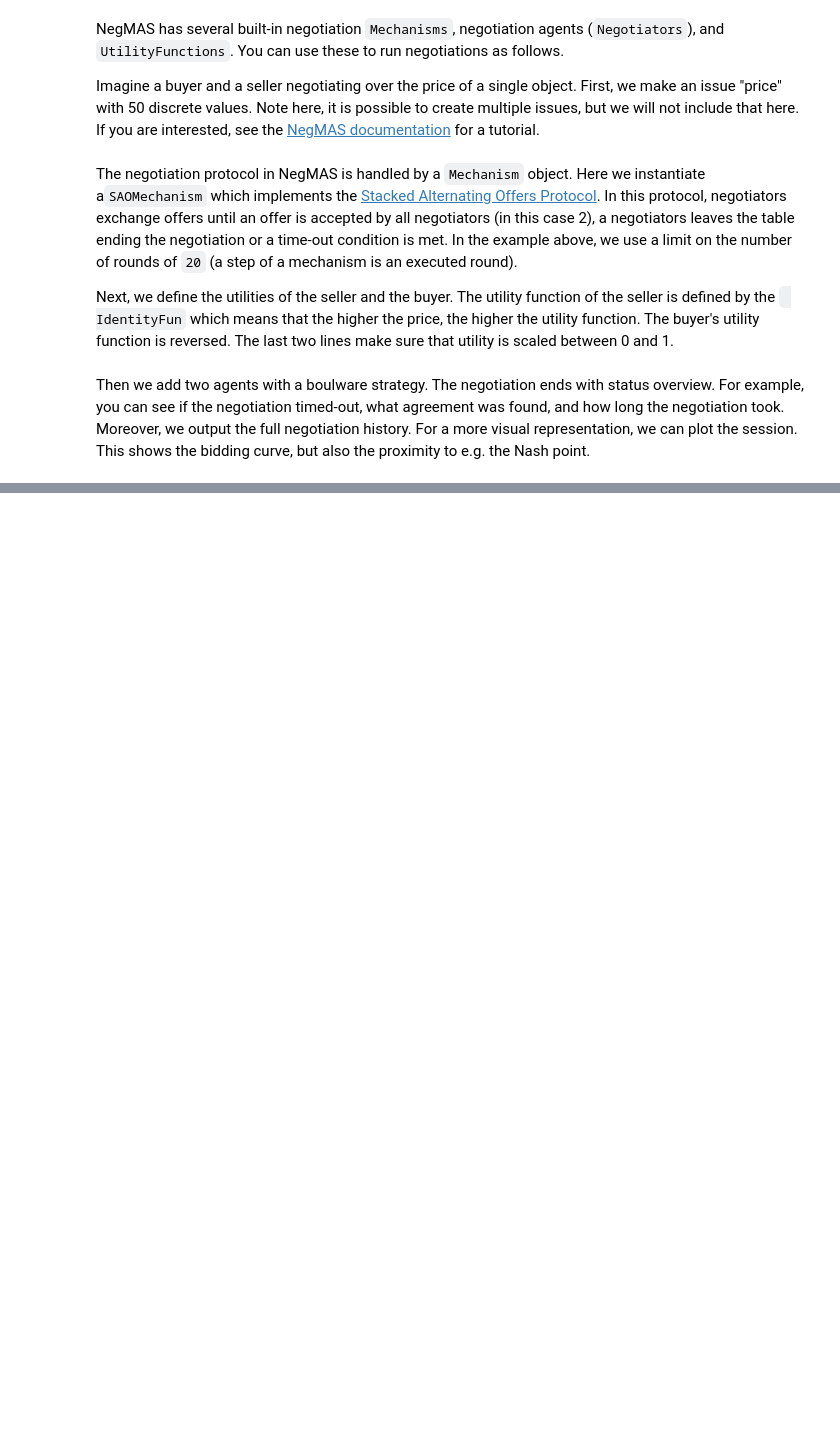
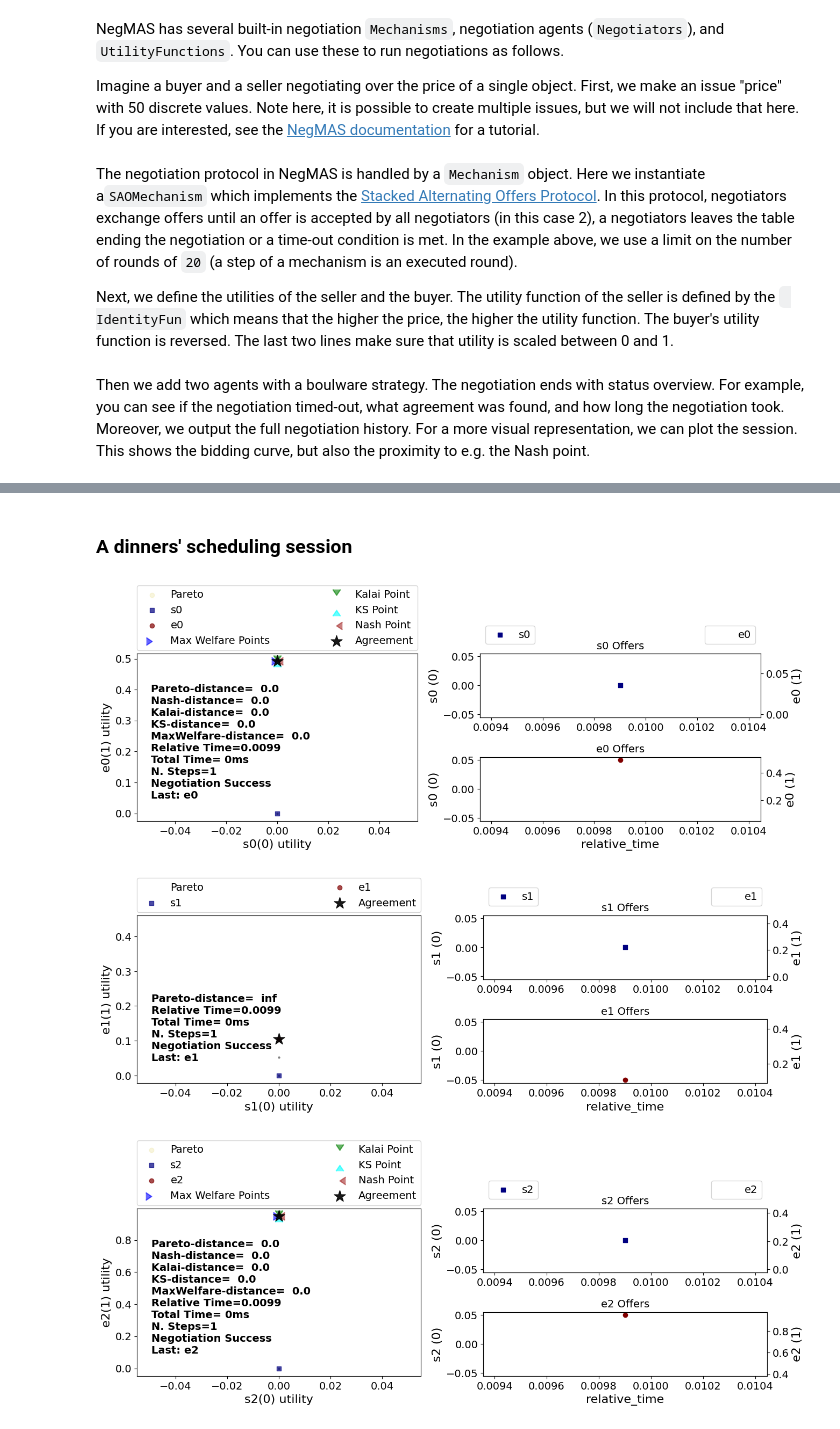
Before and after one commit to autoneg/anl2025, a Jupyter notebook: notebooks/tutorials/Tutorial_run_a_negotiation.ipynb, the cells around one changed output, grey strips where cells are left out. Cells and saved outputs as stored; diff of their text form; code cells hidden in the pictures; blank space fills up the shorter version.

Commit message:
Completing variations of dinners

```diff
--- a/notebooks/tutorials/Tutorial_run_a_negotiation.ipynb
+++ b/notebooks/tutorials/Tutorial_run_a_negotiation.ipynb
@@ -164,0 +140,10 @@ results = run_generated_session(dry=False, share_ufuns=True)
+# %% [markdown]
+### A dinners' scheduling session
+# %%
+from anl2025 import make_dinners_scenario, run_session
+
+results = run_session(make_dinners_scenario())
+# %% [output]
+[figure, added]
+[figure, added]
+[figure, added]
```
Also changed, not shown: parts of 4 cells of this notebook, 5 other files.
